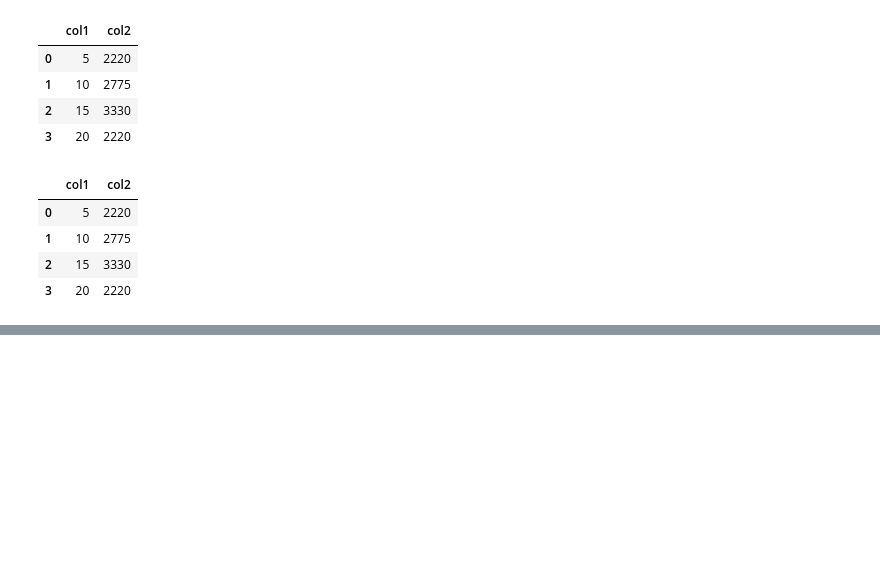
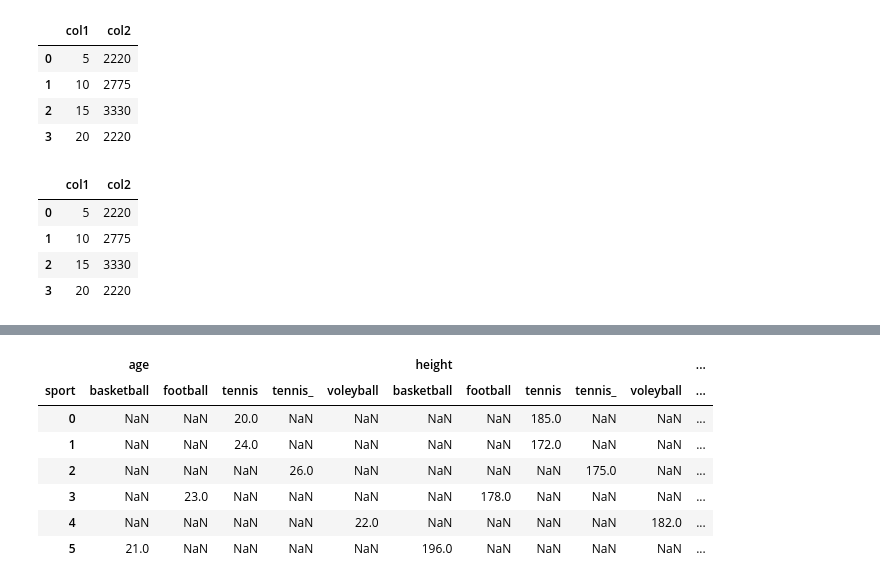
Before and after one commit to bulent-1111/Data_Science, a Jupyter notebook: DE_Pandas_Unterricht_Notebook/05_Pandas_Wiederholt.ipynb, the cells around one changed output, grey strips where cells are left out. Drawn from its saved outputs; the diff is of its cells as text; code cells hidden in the pictures; blank space fills up the shorter version.

```diff
--- a/DE_Pandas_Unterricht_Notebook/05_Pandas_Wiederholt.ipynb
+++ b/DE_Pandas_Unterricht_Notebook/05_Pandas_Wiederholt.ipynb
@@ -1030,0 +1418,12 @@ df_.apply(lambda x : x*5)
+# %%
+df.pivot(columns='sport',
+         values=['age','height','weight'])
+# %% [output]
+|  | age |  |  |  |  | height |  |  |  |  | ... |
+| sport | basketball | football | tennis | tennis_ | voleyball | basketball | football | tennis | tennis_ | voleyball | ... |
+| 0 | NaN | NaN | 20.0 | NaN | NaN | NaN | NaN | 185.0 | NaN | NaN | ... |
+| 1 | NaN | NaN | 24.0 | NaN | NaN | NaN | NaN | 172.0 | NaN | NaN | ... |
+| 2 | NaN | NaN | NaN | 26.0 | NaN | NaN | NaN | NaN | 175.0 | NaN | ... |
+| 3 | NaN | 23.0 | NaN | NaN | NaN | NaN | 178.0 | NaN | NaN | NaN | ... |
+| 4 | NaN | NaN | NaN | NaN | 22.0 | NaN | NaN | NaN | NaN | 182.0 | ... |
+| 5 | 21.0 | NaN | NaN | NaN | NaN | 196.0 | NaN | NaN | NaN | NaN | ... |
```
Also changed, not shown: parts of 53 cells of this notebook, 6 other files.
